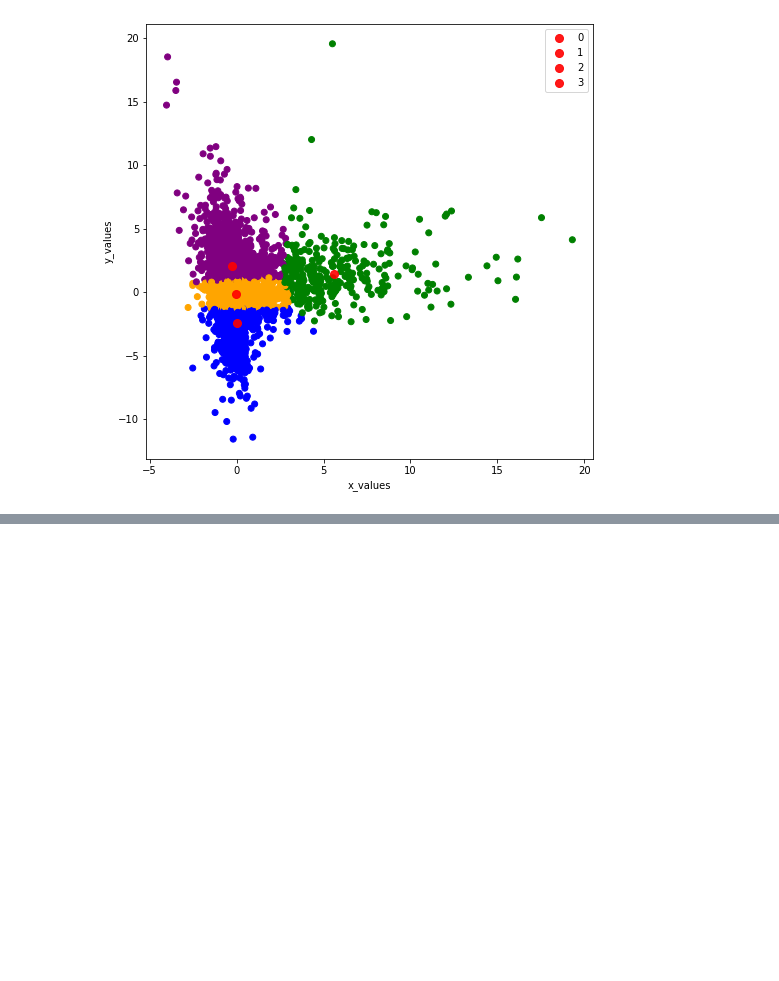
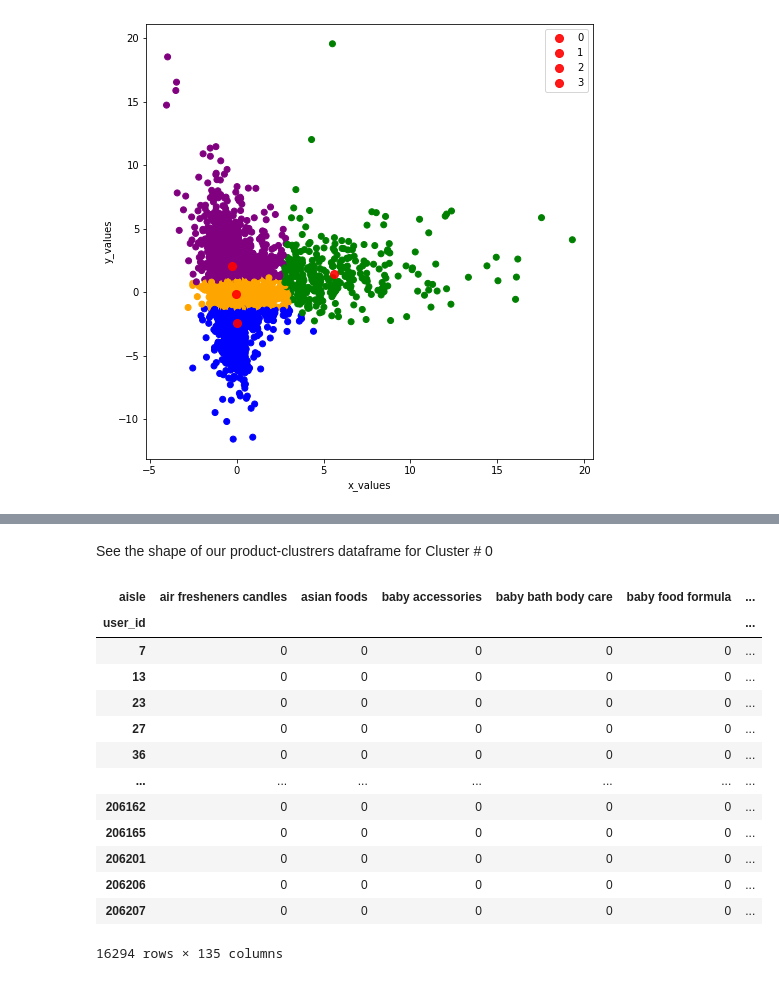
Before and after one commit to vinejain/customer-segmentation, a Jupyter notebook: instacart-analysis.ipynb, the cells around one changed output, grey strips where cells are left out. Saved outputs shown, nothing was run; the diff lists cells and outputs as text; code cells hidden in the pictures; blank space fills up the shorter version.

```diff
--- a/instacart-analysis.ipynb
+++ b/instacart-analysis.ipynb
@@ -281,0 +311,20 @@ plt.show()
+# %% [markdown]
+See the shape of our product-clustrers dataframe for Cluster # 0
+# %%
+clust_prod[clust_prod['cluster']==0]
+# 16294 rows × 135 columns
+# %% [output]
+| aisle | air fresheners candles | asian foods | baby accessories | baby bath body care | baby food formula | ... |
+| user_id |  |  |  |  |  | ... |
+| 7 | 0 | 0 | 0 | 0 | 0 | ... |
+| 13 | 0 | 0 | 0 | 0 | 0 | ... |
+| 23 | 0 | 0 | 0 | 0 | 0 | ... |
+| 27 | 0 | 0 | 0 | 0 | 0 | ... |
+| 36 | 0 | 0 | 0 | 0 | 0 | ... |
+| ... | ... | ... | ... | ... | ... | ... |
+| 206162 | 0 | 0 | 0 | 0 | 0 | ... |
+| 206165 | 0 | 0 | 0 | 0 | 0 | ... |
+| 206201 | 0 | 0 | 0 | 0 | 0 | ... |
+| 206206 | 0 | 0 | 0 | 0 | 0 | ... |
+| 206207 | 0 | 0 | 0 | 0 | 0 | ... |
+16294 rows × 135 columns
```
Also changed, not shown: parts of 28 cells of this notebook.
